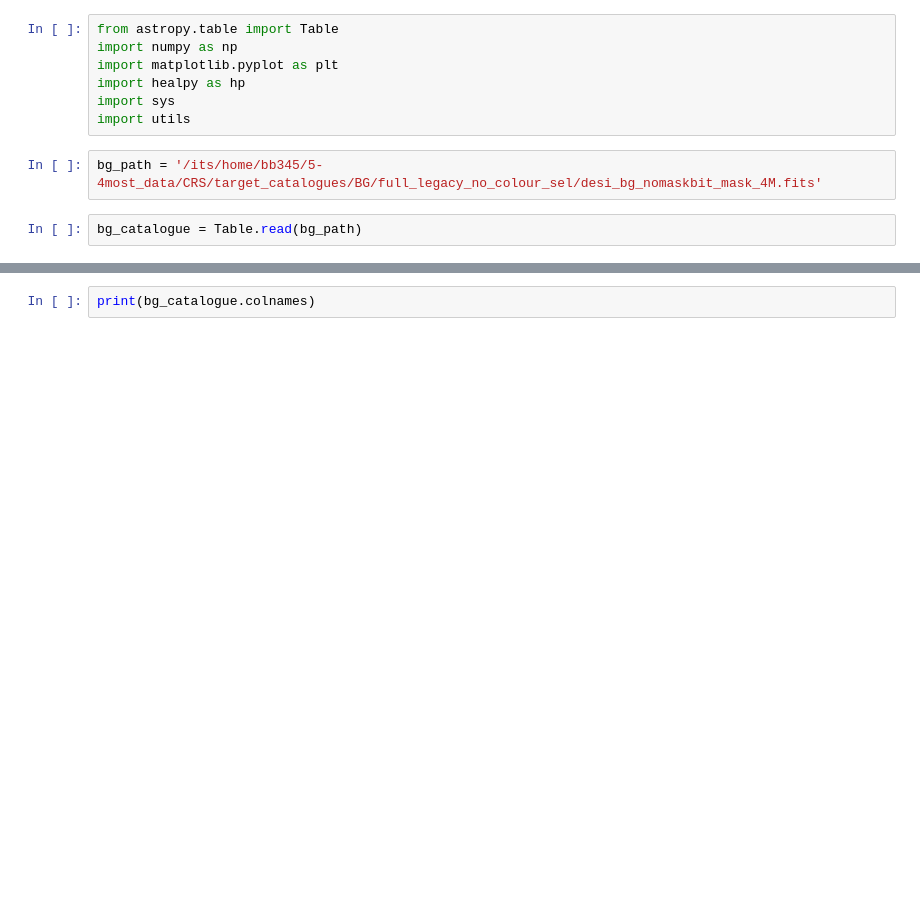
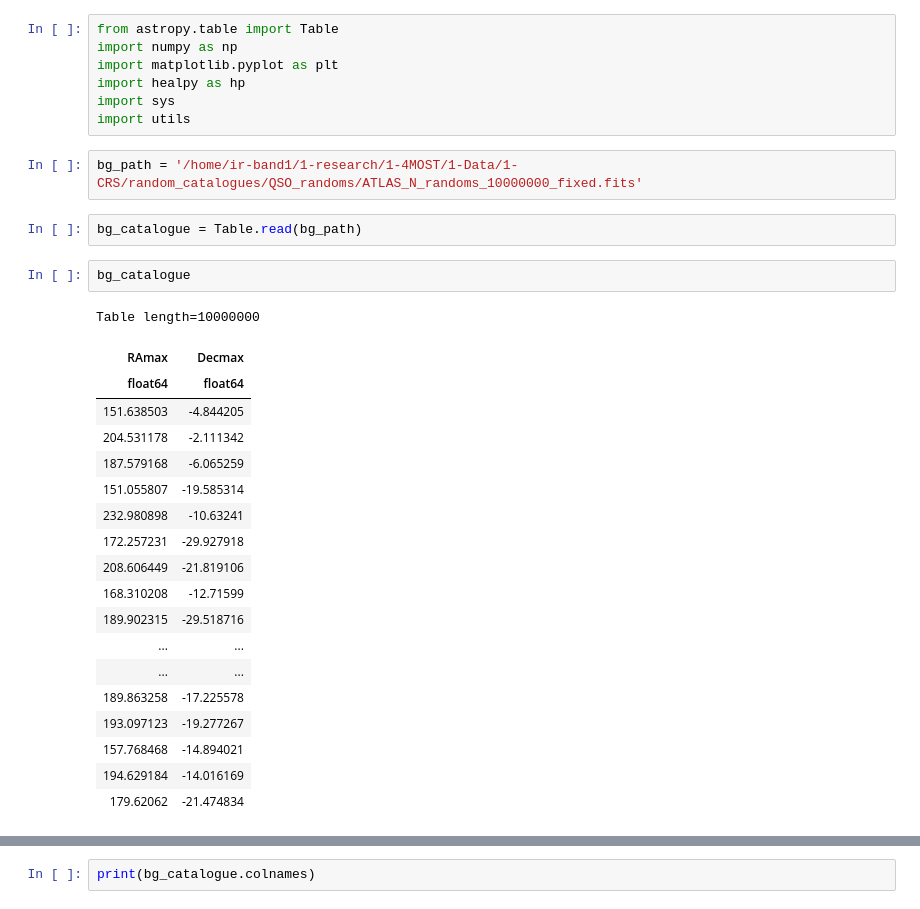
Before and after one commit to 4most-crs/4MOST_CRS_tools, a Jupyter notebook: CRStools/BG_catalogue_investigation.ipynb, the cells around one changed output, grey strips where cells are left out. Saved outputs shown, nothing was run; the diff lists cells and outputs as text; blank space fills up the shorter version.

```diff
--- a/CRStools/BG_catalogue_investigation.ipynb
+++ b/CRStools/BG_catalogue_investigation.ipynb
@@ -5,7 +5,29 @@ import matplotlib.pyplot as plt
 import healpy as hp
 import sys
 import utils
-# %%
-bg_path = '/its/home/bb345/5-4most_data/CRS/target_catalogues/BG/full_legacy_no_colour_sel/desi_bg_nomaskbit_mask_4M.fits'
+# %%
+bg_path = '/home/ir-band1/1-research/1-4MOST/1-Data/1-CRS/random_catalogues/QSO_randoms/ATLAS_N_randoms_10000000_fixed.fits'
 # %%
 bg_catalogue = Table.read(bg_path)
+# %%
+bg_catalogue
+# %% [output]
+Table length=10000000
+| RAmax | Decmax |
+| float64 | float64 |
+| 151.638503 | -4.844205 |
+| 204.531178 | -2.111342 |
+| 187.579168 | -6.065259 |
+| 151.055807 | -19.585314 |
+| 232.980898 | -10.63241 |
+| 172.257231 | -29.927918 |
+| 208.606449 | -21.819106 |
+| 168.310208 | -12.71599 |
+| 189.902315 | -29.518716 |
+| ... | ... |
+| ... | ... |
+| 189.863258 | -17.225578 |
+| 193.097123 | -19.277267 |
+| 157.768468 | -14.894021 |
+| 194.629184 | -14.016169 |
+| 179.62062 | -21.474834 |
```
Also changed, not shown: parts of 2 cells of this notebook.
